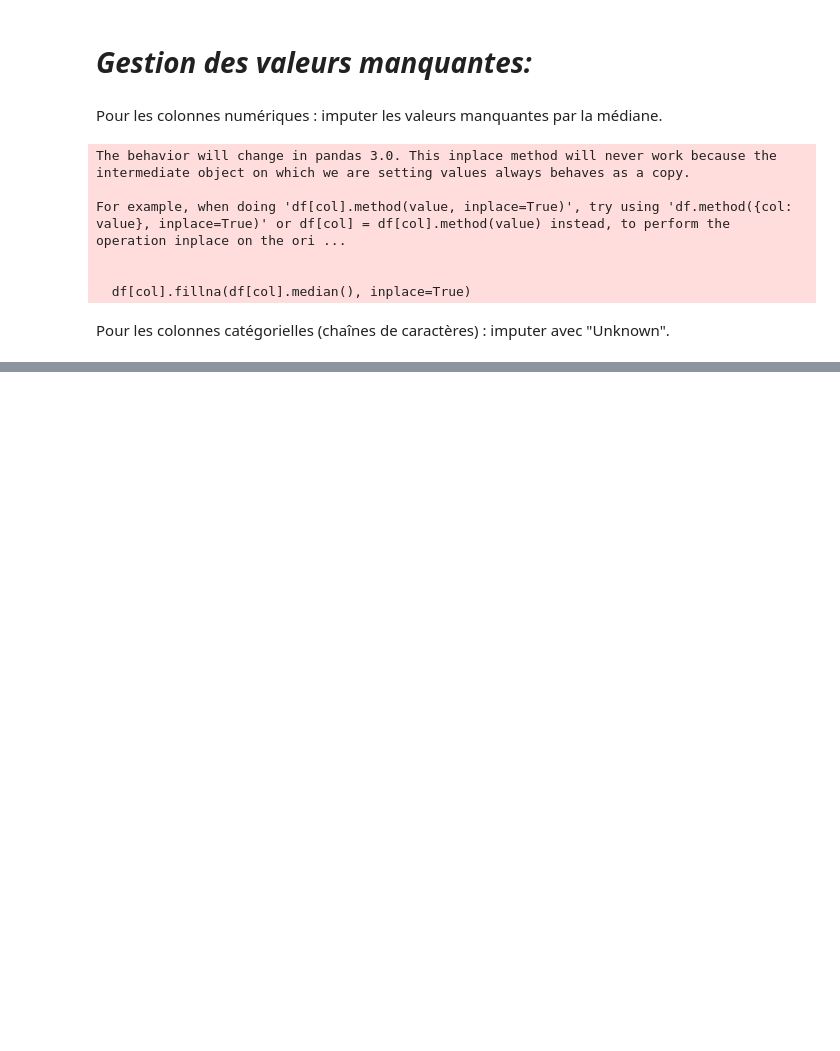
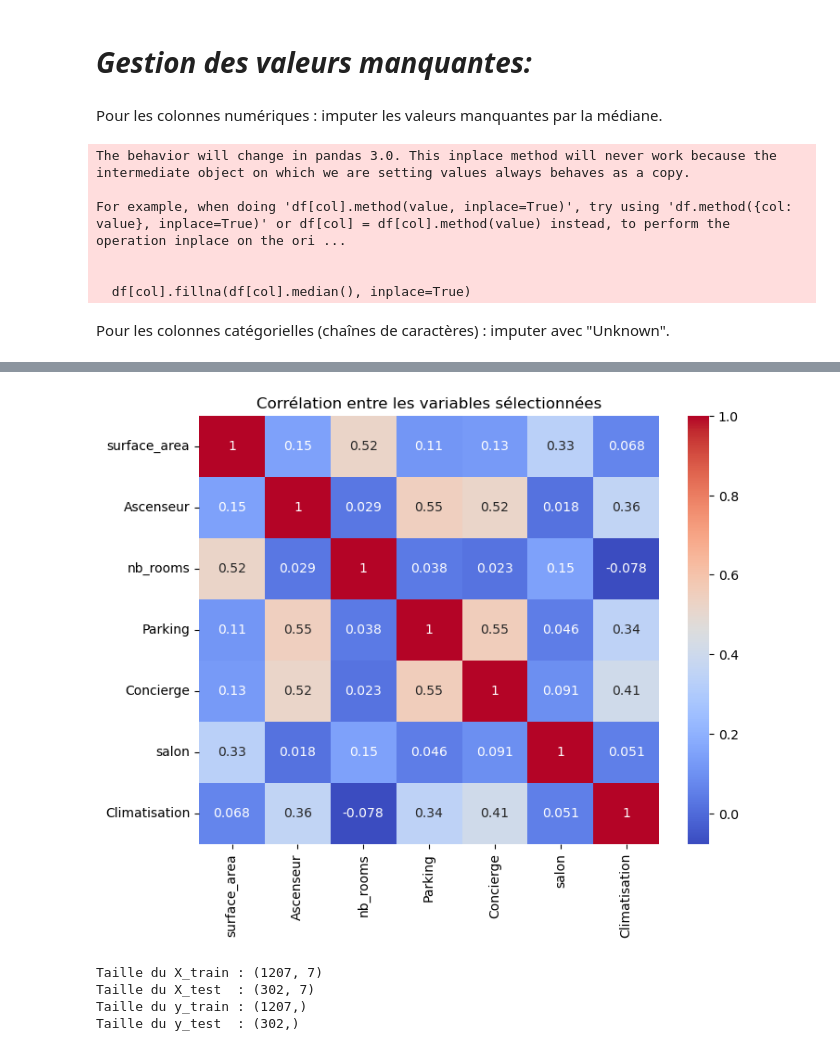
Before and after one commit to achrafdevl/Simplon-Python-Challenges, a Jupyter notebook: Brief_2_SalesHouses/SalesHouses.ipynb, the cells around one changed output, grey strips where cells are left out. Drawn from its saved outputs; the diff is of its cells as text; code cells hidden in the pictures; blank space fills up the shorter version.

```diff
--- a/Brief_2_SalesHouses/SalesHouses.ipynb
+++ b/Brief_2_SalesHouses/SalesHouses.ipynb
@@ -306,0 +478,6 @@ for col in categorical_cols:
+# %%
+correlation_matrix = df.corr(numeric_only=True)
+
+
+corr_with_price = correlation_matrix['price'].sort_values(ascending=False)
+print(corr_with_price)
@@ -306,0 +503,5 @@ for col in categorical_cols:
+# %%
+selected_features = corr_with_price[corr_with_price > 0.15].index.tolist()
+
+selected_features.remove('price')
+print("Variables corrélées à 'price' :", selected_features)
@@ -306,0 +521,7 @@ for col in categorical_cols:
+# %%
+plt.figure(figsize=(8, 6))
+sns.heatmap(df[selected_features].corr(), annot=True, cmap='coolwarm')
+plt.title('Corrélation entre les variables sélectionnées')
+plt.show()
+# %% [output]
+[figure, added]
@@ -306,0 +540,10 @@ for col in categorical_cols:
+# %%
+print("Taille du X_train :", X_train.shape)
+print("Taille du X_test  :", X_test.shape)
+print("Taille du y_train :", y_train.shape)
+print("Taille du y_test  :", y_test.shape)
+# %% [output]
+Taille du X_train : (1207, 7)
+Taille du X_test  : (302, 7)
+Taille du y_train : (1207,)
+Taille du y_test  : (302,)
```
Also changed, not shown: parts of 22 cells of this notebook.
